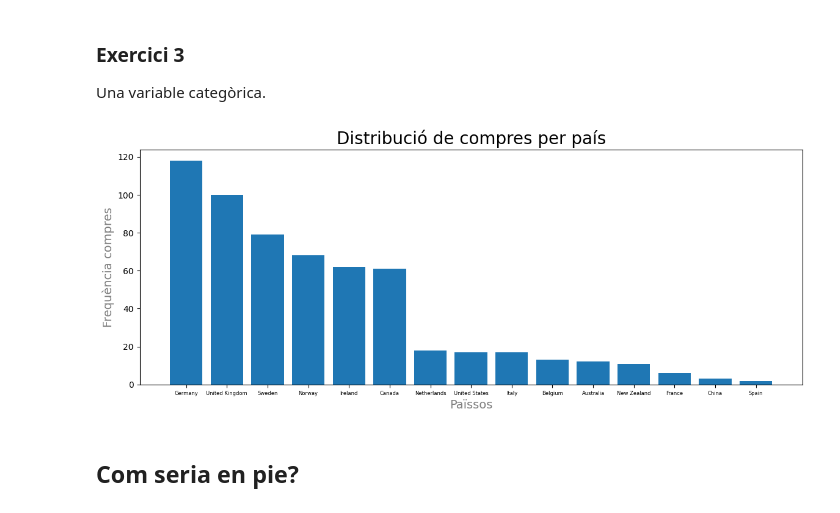
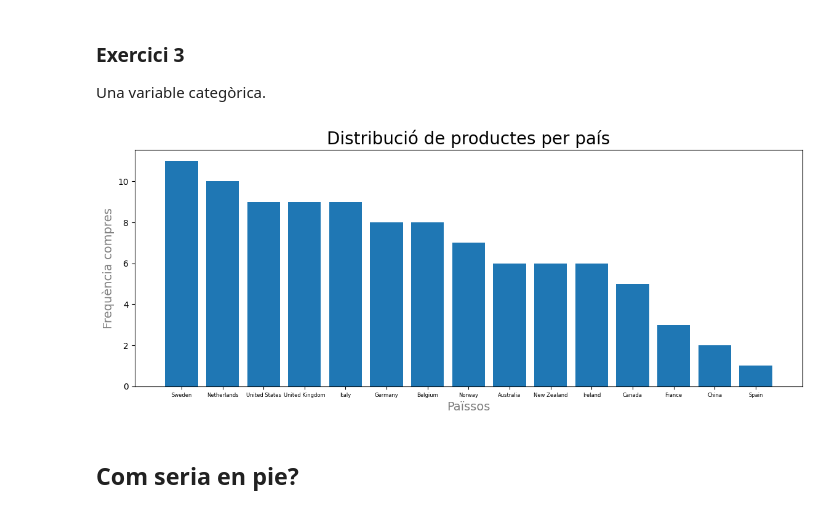
Before and after one commit to PauFernandezRipolles/SPRINT-8.1, a Jupyter notebook: SPRINT 8.1.ipynb, the cells around one changed output. Saved outputs shown, nothing was run; the diff lists cells and outputs as text; code cells hidden in the pictures.

```diff
--- a/SPRINT 8.1.ipynb
+++ b/SPRINT 8.1.ipynb
@@ -76,18 +76,18 @@ El fet que hi hagui poca diversitat de pesos de producte, ja que es una mostra p
 ### Exercici 3
 Una variable categòrica.
 # %%
-consulta="SELECT country , business_id FROM companies JOIN transactions ON transactions.business_id = companies.company_id"
+consulta="SELECT country FROM companies"
 df= pd.read_sql(consulta,conexió)
 compteig_country= df["country"].value_counts()
 plt.figure(figsize=(14,5))
 plt.bar(compteig_country.index, compteig_country.values)
-plt.title("Distribució de compres per país", fontsize=20 )
+plt.title("Distribució de productes per país", fontsize=20 )
 plt.xlabel("Païssos",fontsize = 14,color ='grey')
 plt.ylabel("Frequència compres", fontsize = 14,color ='grey')
 plt.xticks(fontsize=6)
 plt.show()
 # %% [output]
-[figure, old version]
+[figure, new version]
 # %% [markdown]
 ## Com seria en pie?
 # %%
```
Also changed, not shown: parts of 2 cells of this notebook.
